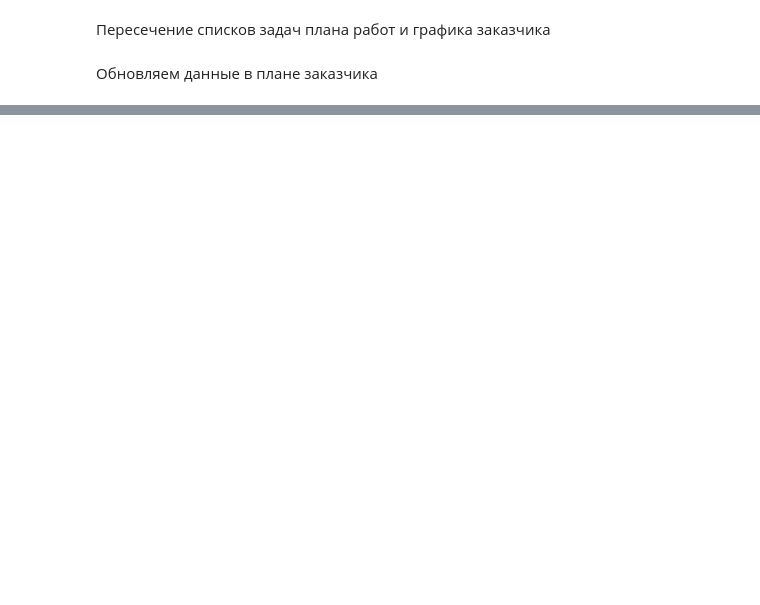
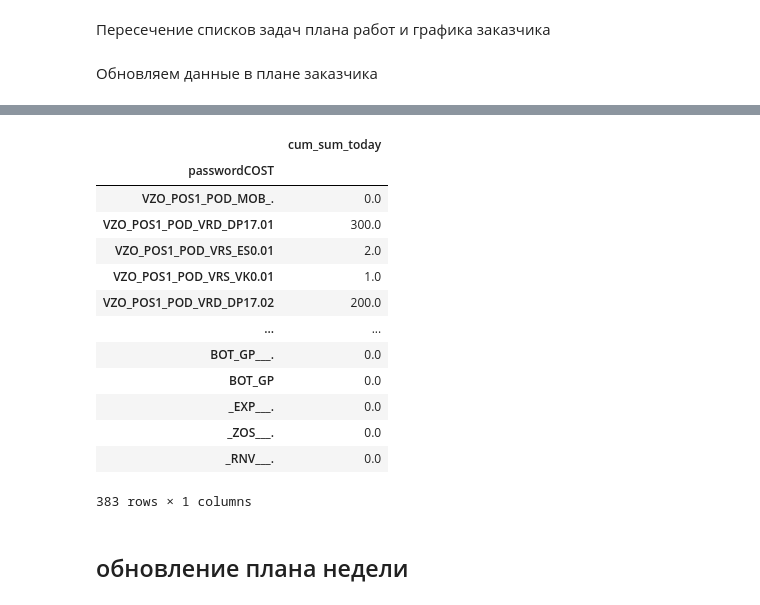
Before and after one commit to AlexeyTri/PROJECT_SCOOL, a Jupyter notebook: ActualGraphic.ipynb, the cells around one changed output, grey strips where cells are left out. Cells and saved outputs as stored; diff of their text form; code cells hidden in the pictures; blank space fills up the shorter version.

```diff
--- a/ActualGraphic.ipynb
+++ b/ActualGraphic.ipynb
@@ -105,0 +278,5 @@ df_graph.to_excel('Сводный план-график {} иса.xlsx'.format('
+# %%
+start = start_project
+start = pd.to_datetime(start)
+finish = pd.to_datetime(pd.Timestamp.today().date())
+start, finish
@@ -105,0 +289,26 @@ df_graph.to_excel('Сводный план-график {} иса.xlsx'.format('
+# %%
+total_plan = graf.loc[:, idx[start:finish,'план']].sum(axis=1)
+cum_sum_yerstoday = graf.loc[:, idx[start:finish_yerstoday,'план']].sum(axis=1).values
+sum_today = graf.loc[:, idx[finish:finish,'план']].sum(axis=1).values
+# total_plan_value = graf.loc[:, idx[start:finish,'план']].sum(axis=1).values - graf.loc[:, idx[start:finish,'план']].sum(axis=1).values
+# %%
+total_plan = pd.DataFrame(total_plan,index=graf.index, columns=['cum_sum_today'])
+total_plan
+# кумулятивная сумма, план на сегодня, тригер
+# %% [output]
+|  | cum_sum_today |
+| passwordCOST |  |
+| VZO_POS1_POD_MOB_. | 0.0 |
+| VZO_POS1_POD_VRD_DP17.01 | 300.0 |
+| VZO_POS1_POD_VRS_ES0.01 | 2.0 |
+| VZO_POS1_POD_VRS_VK0.01 | 1.0 |
+| VZO_POS1_POD_VRD_DP17.02 | 200.0 |
+| ... | ... |
+| BOT_GP___. | 0.0 |
+| BOT_GP | 0.0 |
+| _EXP___. | 0.0 |
+| _ZOS___. | 0.0 |
+| _RNV___. | 0.0 |
+383 rows × 1 columns
+# %% [markdown]
+## обновление плана недели
```
Also changed, not shown: parts of 63 cells of this notebook.
